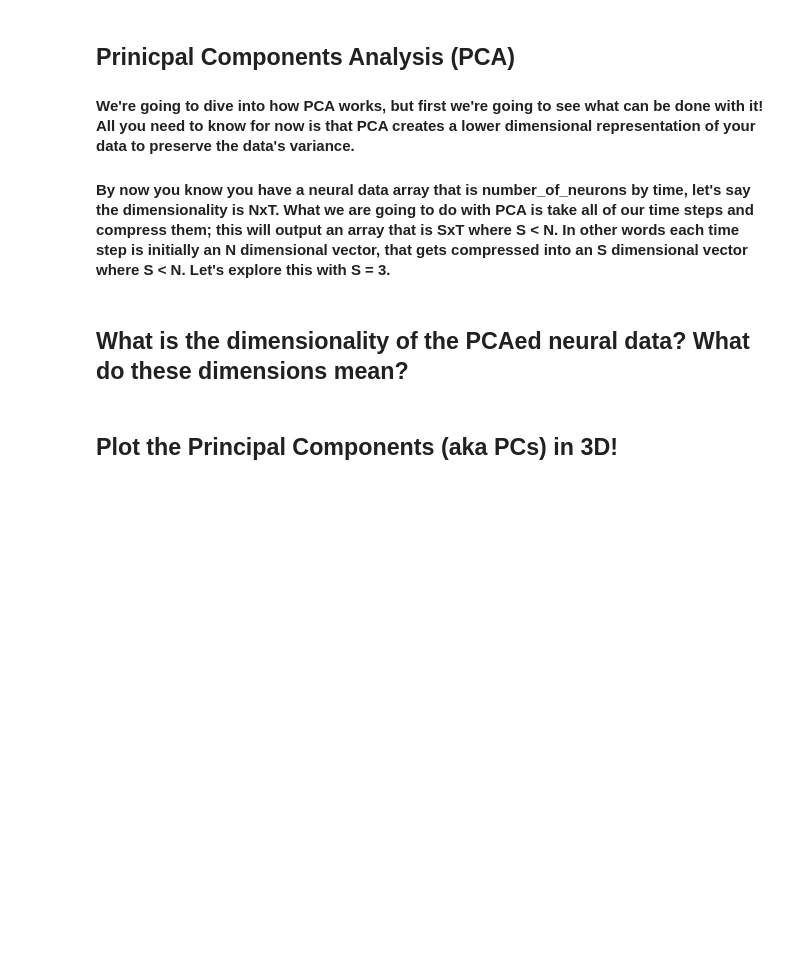
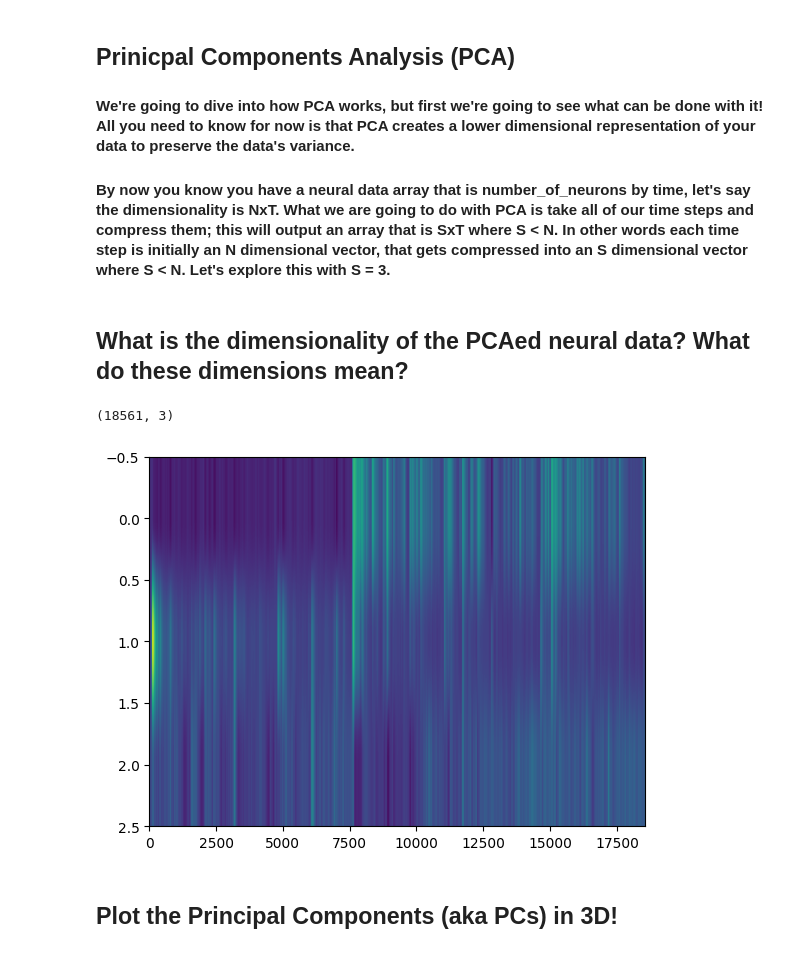
Before and after one commit to mariakesa/Caltech_DATASAI_Neuroscience_23, a Jupyter notebook: 07_10_23_day1_ethics_regression/code/diy_notebooks/dimensionality_reduction.ipynb, the cells around one changed output. Drawn from its saved outputs; the diff is of its cells as text; code cells hidden in the pictures; blank space fills up the shorter version.

Commit message:
plots

```diff
--- a/07_10_23_day1_ethics_regression/code/diy_notebooks/dimensionality_reduction.ipynb
+++ b/07_10_23_day1_ethics_regression/code/diy_notebooks/dimensionality_reduction.ipynb
@@ -206,6 +206,13 @@ neural_pca_s_3 = pca_model_s_3.fit_transform(neural_data.T)
 ## What is the dimensionality of the PCAed neural data? What do these dimensions mean?
 # %%
 # Enter code here:
+print(neural_pca_s_3.shape)
+# %% [output]
+(18561, 3)
+# %%
+img = plt.imshow(neural_pca_s_3.T, aspect='auto')
+# %% [output]
+[figure, added]
 # %% [markdown]
 ## Plot the Principal Components (aka PCs) in 3D!
 # %%
```
Also changed, not shown: parts of 13 cells of this notebook.
